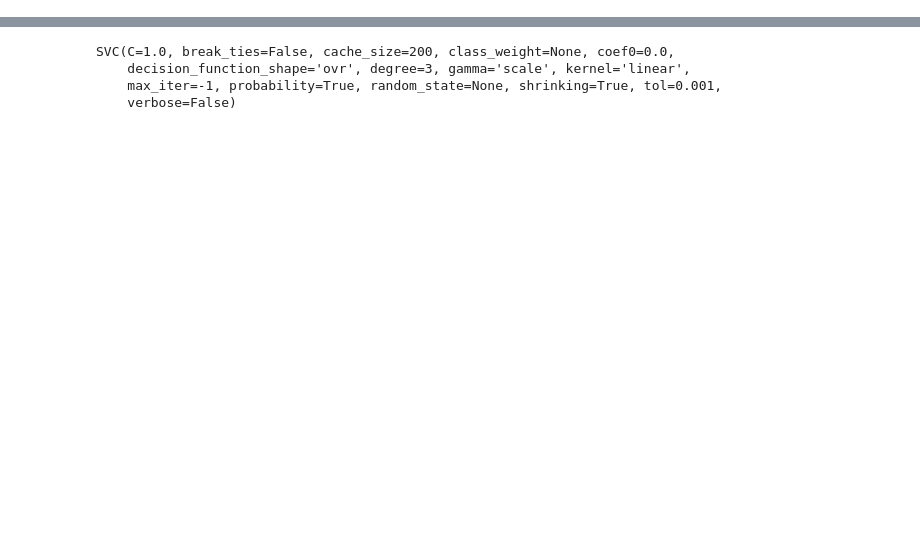
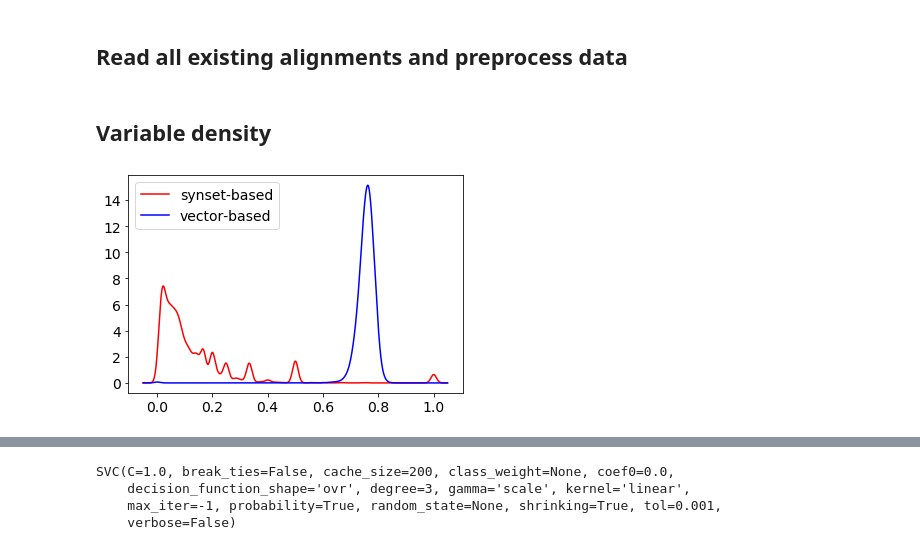
Before and after one commit to icsi-berkeley/framenet-multilingual-alignment, a Jupyter notebook: alignment/classifier.ipynb, the cells around one changed output, grey strips where cells are left out. Drawn from its saved outputs; the diff is of its cells as text; code cells hidden in the pictures; blank space fills up the shorter version.

```diff
--- a/alignment/classifier.ipynb
+++ b/alignment/classifier.ipynb
@@ -62,0 +50,2 @@ y.shape
+# %% [markdown]
+## Read all existing alignments and preprocess data
@@ -62,0 +76,31 @@ y.shape
+# %% [markdown]
+## Variable density
+# %%
+import numpy as np
+from sklearn.neighbors import KernelDensity
+
+lu_wordnet = data[0][0][:, 1]
+frame_def_muse = data[0][0][:, 8]
+
+lu_wordnet = lu_wordnet[lu_wordnet > 0].reshape(-1, 1)
+frame_def_muse = frame_def_muse[np.random.randint(len(frame_def_muse), size=10000)].reshape(-1, 1)
+# %%
+kde_wn = KernelDensity(kernel="gaussian", bandwidth=0.01).fit(lu_wordnet)
+kde_muse = KernelDensity(kernel="gaussian", bandwidth=0.01).fit(frame_def_muse.reshape(-1, 1))
+# %%
+import matplotlib.pyplot as plt
+
+# _, ax = plt.subplots(figsize=(10,10))
+
+X_plot = np.linspace(-0.05, 1.05, 1000)[:, np.newaxis]
+plt.plot(X_plot, np.exp(kde_wn.score_samples(X_plot)), 'r', label="synset-based")
+plt.plot(X_plot, np.exp(kde_muse.score_samples(X_plot)), 'b', label="vector-based")
+plt.legend(loc="upper left", fontsize=14)
+plt.xticks(fontsize=14, rotation=0)
+plt.yticks(fontsize=14, rotation=0)
+
+plt.savefig('chart.png', transparent=True, dpi=300)
+plt.show()
+plt.close()
+# %% [output]
+[figure, added]
```
Also changed, not shown: parts of 16 cells of this notebook, 1 other file.
